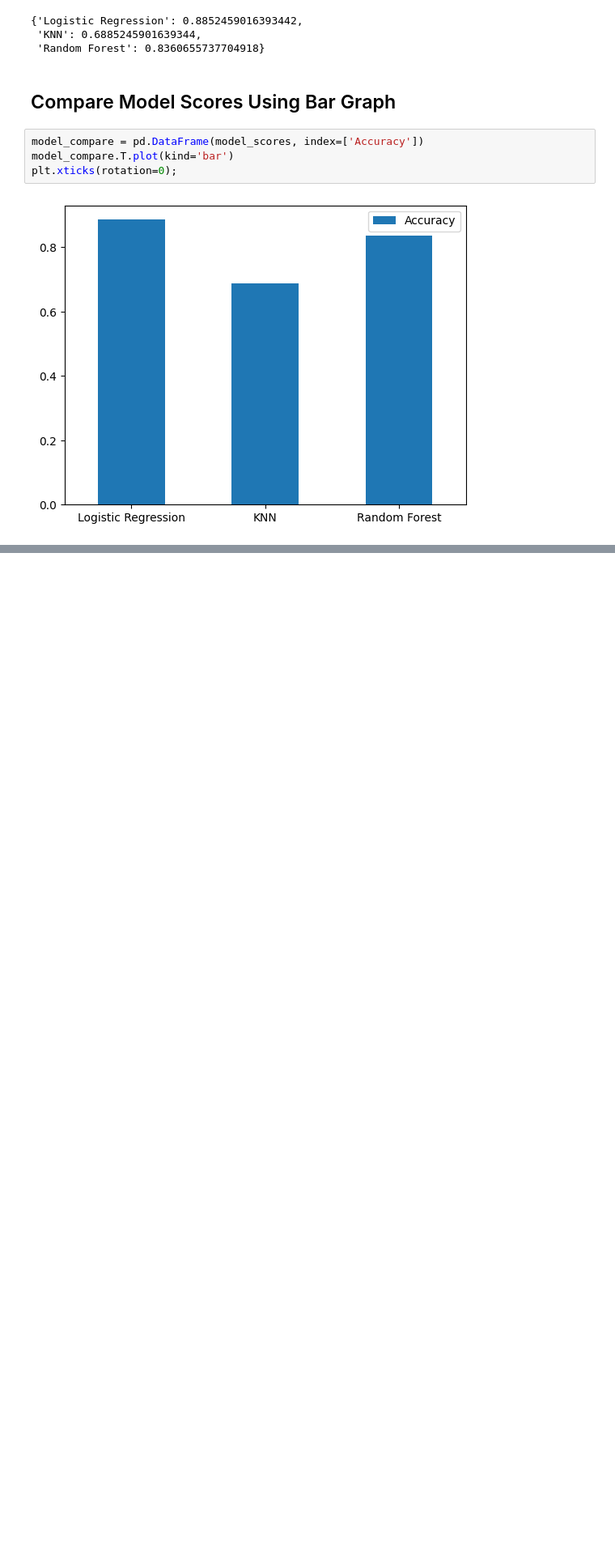
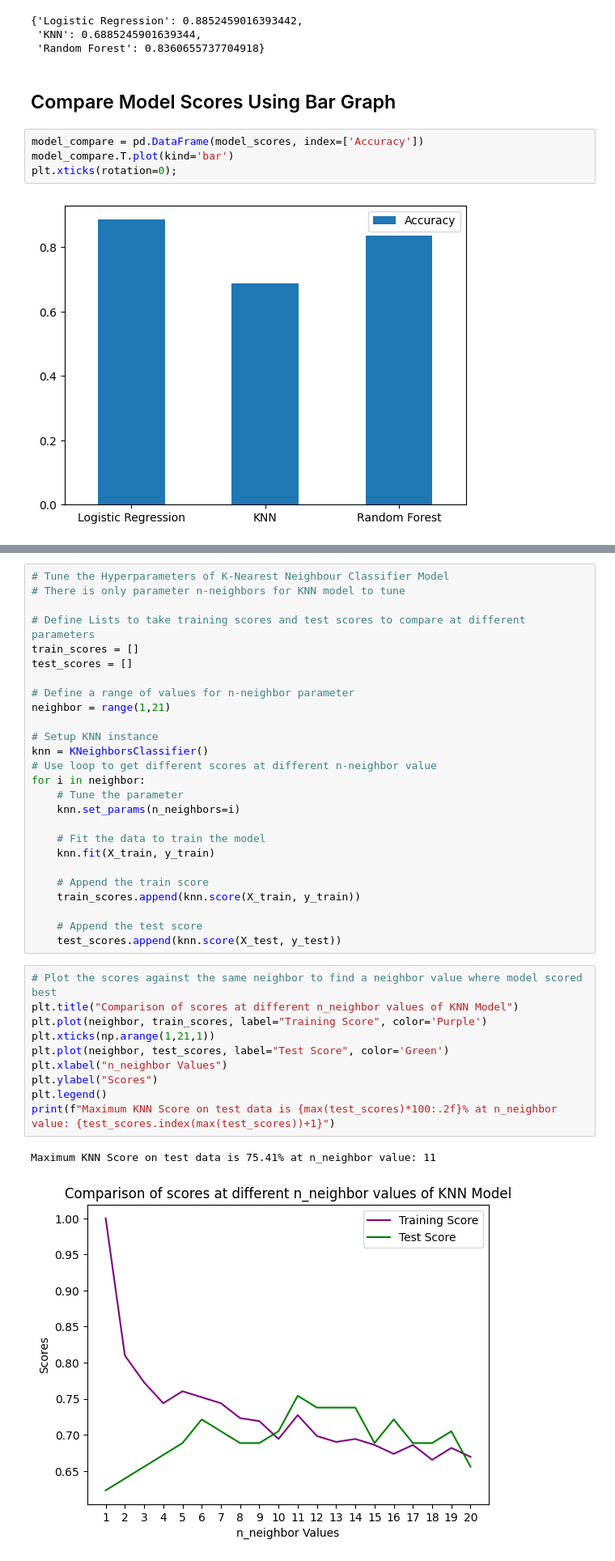
Before and after one commit to Ovaserashid/heart-disease-prediction, a Jupyter notebook: notebooks/main.ipynb, the cells around one changed output, grey strips where cells are left out. Shown: that part at 81% size. Saved outputs shown, nothing was run; the diff lists cells and outputs as text; blank space fills up the shorter version.

```diff
--- a/notebooks/main.ipynb
+++ b/notebooks/main.ipynb
@@ -329,0 +332,39 @@ plt.xticks(rotation=0);
+# %%
+# Tune the Hyperparameters of K-Nearest Neighbour Classifier Model
+# There is only parameter n-neighbors for KNN model to tune
+
+# Define Lists to take training scores and test scores to compare at different parameters
+train_scores = []
+test_scores = []
+
+# Define a range of values for n-neighbor parameter
+neighbor = range(1,21)
+
+# Setup KNN instance
+knn = KNeighborsClassifier()
+# Use loop to get different scores at different n-neighbor value
+for i in neighbor:
+    # Tune the parameter
+    knn.set_params(n_neighbors=i)
+
+    # Fit the data to train the model
+    knn.fit(X_train, y_train)
+
+    # Append the train score
+    train_scores.append(knn.score(X_train, y_train))
+
+    # Append the test score
+    test_scores.append(knn.score(X_test, y_test))
+# %%
+# Plot the scores against the same neighbor to find a neighbor value where model scored best
+plt.title("Comparison of scores at different n_neighbor values of KNN Model")
+plt.plot(neighbor, train_scores, label="Training Score", color='Purple')
+plt.xticks(np.arange(1,21,1))
+plt.plot(neighbor, test_scores, label="Test Score", color='Green')
+plt.xlabel("n_neighbor Values")
+plt.ylabel("Scores")
+plt.legend()
+print(f"Maximum KNN Score on test data is {max(test_scores)*100:.2f}% at n_neighbor value: {test_scores.index(max(test_scores))+1}")
+# %% [output]
+Maximum KNN Score on test data is 75.41% at n_neighbor value: 11
+[figure, added]
```
Also changed, not shown: parts of 1 cell of this notebook.
